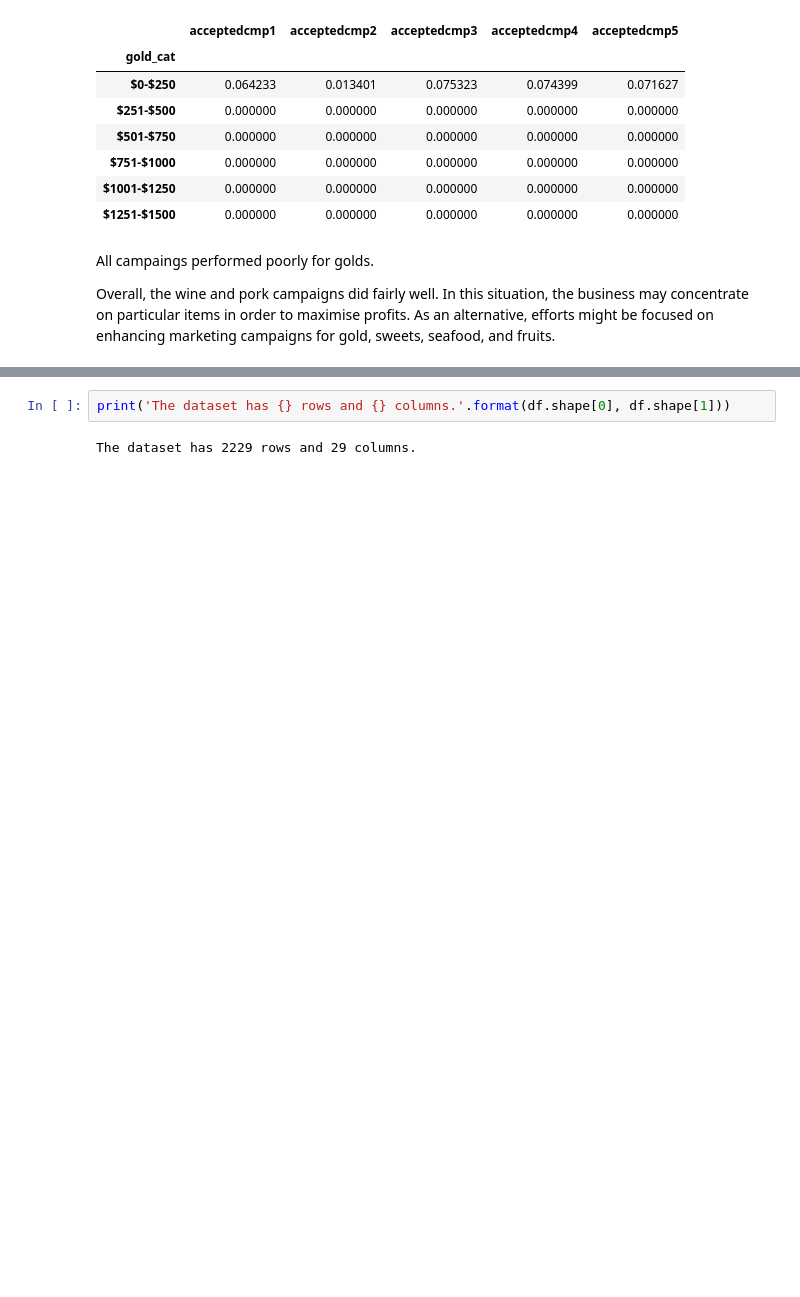
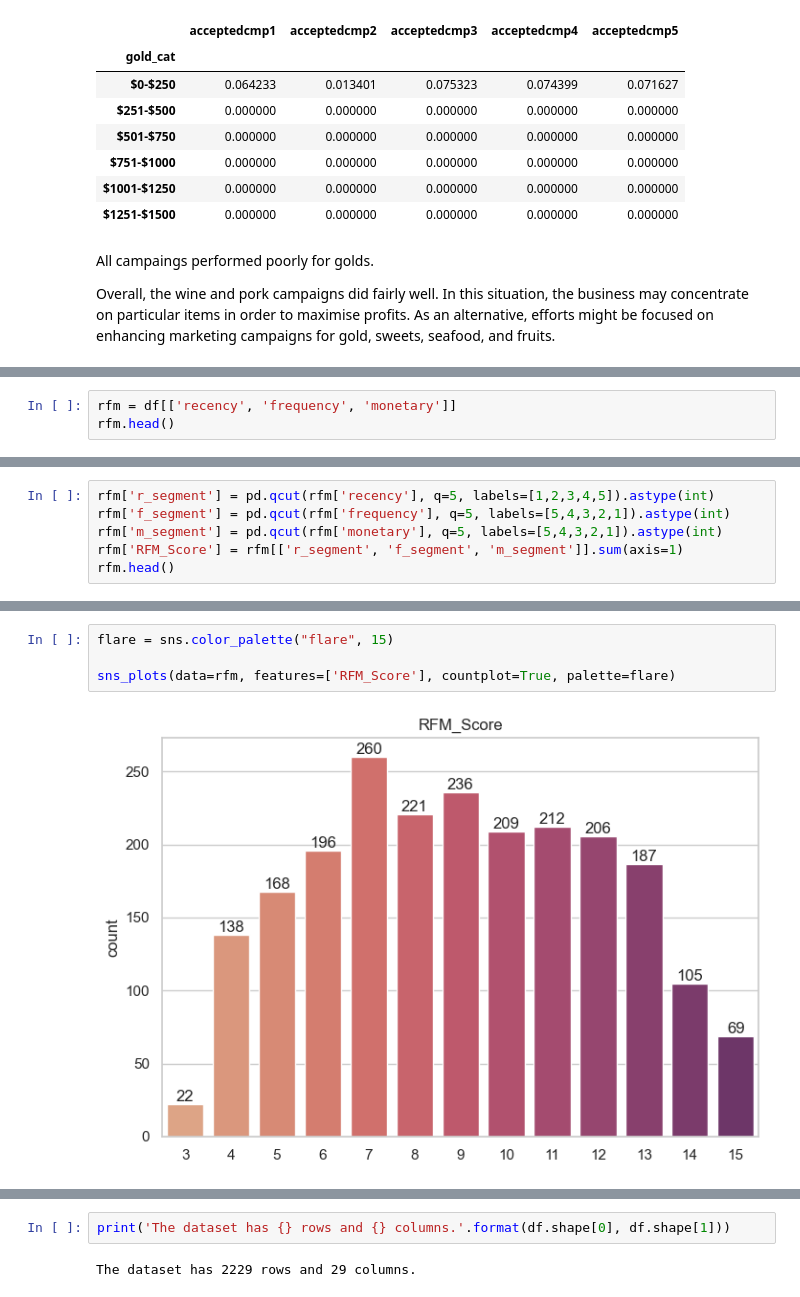
Before and after one commit to Anotherafael/CustomerSegmentation, a Jupyter notebook: EDA.ipynb, the cells around one changed output, grey strips where cells are left out. Saved outputs shown, nothing was run; the diff lists cells and outputs as text; blank space fills up the shorter version.

```diff
--- a/EDA.ipynb
+++ b/EDA.ipynb
@@ -629,0 +546,3 @@ Overall, the wine and pork campaigns did fairly well. In this situation, the bus
+# %%
+rfm = df[['recency', 'frequency', 'monetary']]
+rfm.head()
@@ -629,0 +556,6 @@ Overall, the wine and pork campaigns did fairly well. In this situation, the bus
+# %%
+rfm['r_segment'] = pd.qcut(rfm['recency'], q=5, labels=[1,2,3,4,5]).astype(int)
+rfm['f_segment'] = pd.qcut(rfm['frequency'], q=5, labels=[5,4,3,2,1]).astype(int)
+rfm['m_segment'] = pd.qcut(rfm['monetary'], q=5, labels=[5,4,3,2,1]).astype(int)
+rfm['RFM_Score'] = rfm[['r_segment', 'f_segment', 'm_segment']].sum(axis=1)
+rfm.head()
@@ -629,0 +569,6 @@ Overall, the wine and pork campaigns did fairly well. In this situation, the bus
+# %%
+flare = sns.color_palette("flare", 15)
+
+sns_plots(data=rfm, features=['RFM_Score'], countplot=True, palette=flare)
+# %% [output]
+[figure, added]
```
Also changed, not shown: parts of 51 cells of this notebook, 10 other files.
